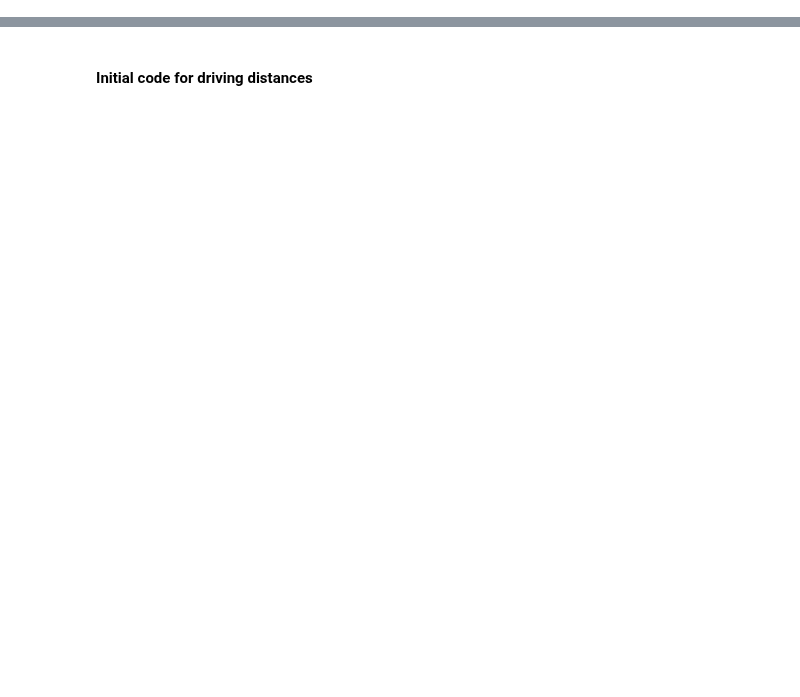
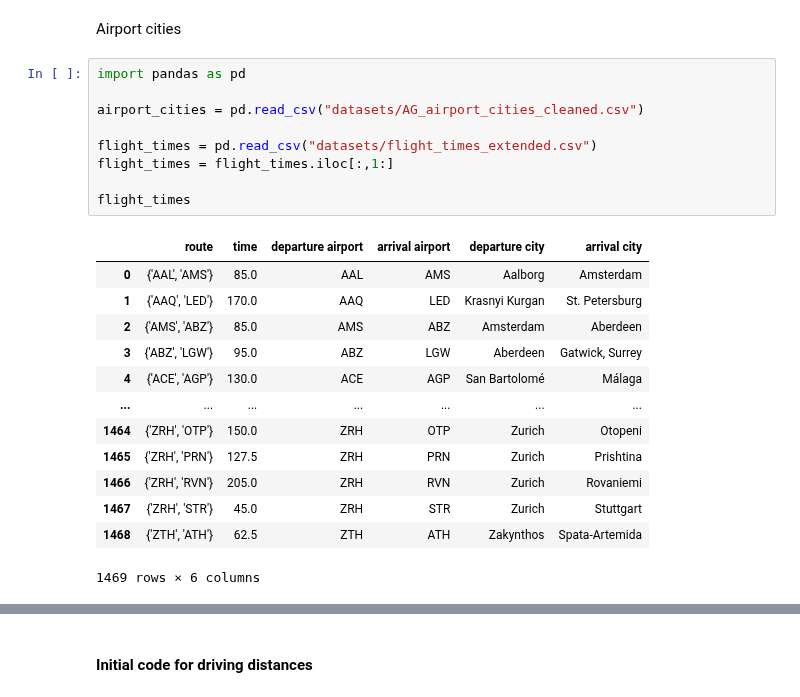
Before and after one commit to RabDou44/DOPP_group18, a Jupyter notebook: distance_matrix.ipynb, the cells around one changed output, grey strips where cells are left out. Saved outputs shown, nothing was run; the diff lists cells and outputs as text; blank space fills up the shorter version.

```diff
--- a/distance_matrix.ipynb
+++ b/distance_matrix.ipynb
@@ -0,0 +1,25 @@
+# %% [markdown]
+Airport cities
+# %%
+import pandas as pd
+
+airport_cities = pd.read_csv("datasets/AG_airport_cities_cleaned.csv")
+
+flight_times = pd.read_csv("datasets/flight_times_extended.csv")
+flight_times = flight_times.iloc[:,1:]
+
+flight_times
+# %% [output]
+|  | route | time | departure airport | arrival airport | departure city | arrival city |
+| 0 | {'AAL', 'AMS'} | 85.0 | AAL | AMS | Aalborg | Amsterdam |
+| 1 | {'AAQ', 'LED'} | 170.0 | AAQ | LED | Krasnyi Kurgan | St. Petersburg |
+| 2 | {'AMS', 'ABZ'} | 85.0 | AMS | ABZ | Amsterdam | Aberdeen |
+| 3 | {'ABZ', 'LGW'} | 95.0 | ABZ | LGW | Aberdeen | Gatwick, Surrey |
+| 4 | {'ACE', 'AGP'} | 130.0 | ACE | AGP | San Bartolomé | Málaga |
+| ... | ... | ... | ... | ... | ... | ... |
+| 1464 | {'ZRH', 'OTP'} | 150.0 | ZRH | OTP | Zurich | Otopeni |
+| 1465 | {'ZRH', 'PRN'} | 127.5 | ZRH | PRN | Zurich | Prishtina |
+| 1466 | {'ZRH', 'RVN'} | 205.0 | ZRH | RVN | Zurich | Rovaniemi |
+| 1467 | {'ZRH', 'STR'} | 45.0 | ZRH | STR | Zurich | Stuttgart |
+| 1468 | {'ZTH', 'ATH'} | 62.5 | ZTH | ATH | Zakynthos | Spata-Artemida |
+1469 rows × 6 columns
```
Also changed, not shown: parts of 7 cells of this notebook, 12 other files.
